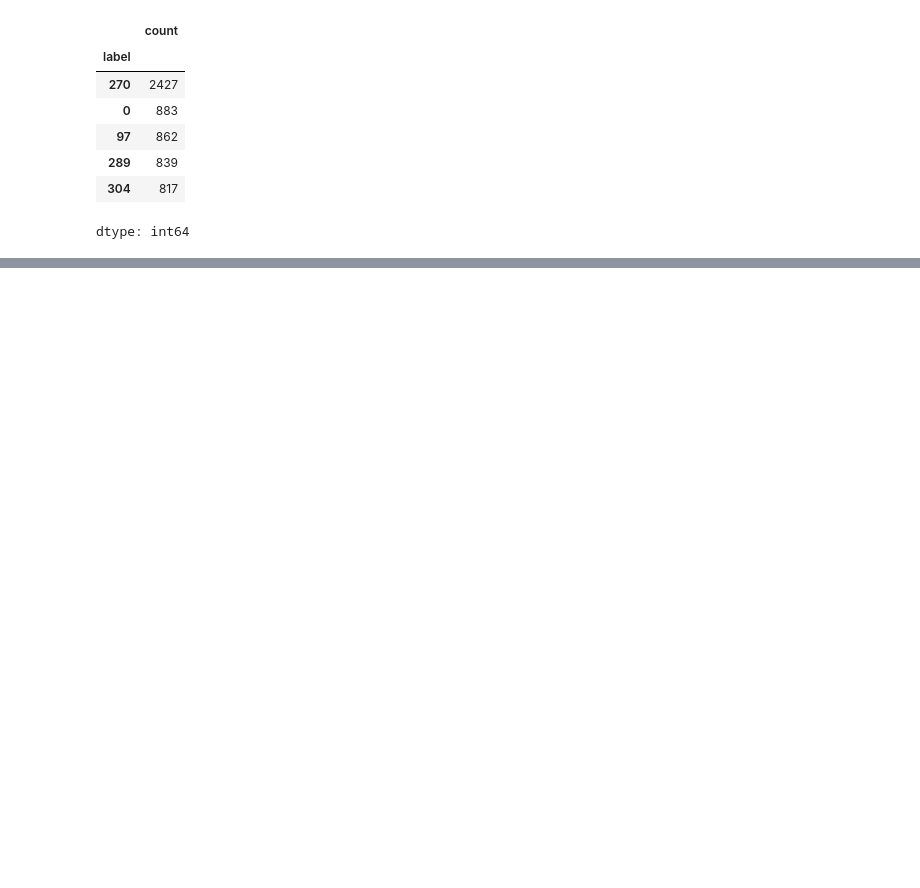
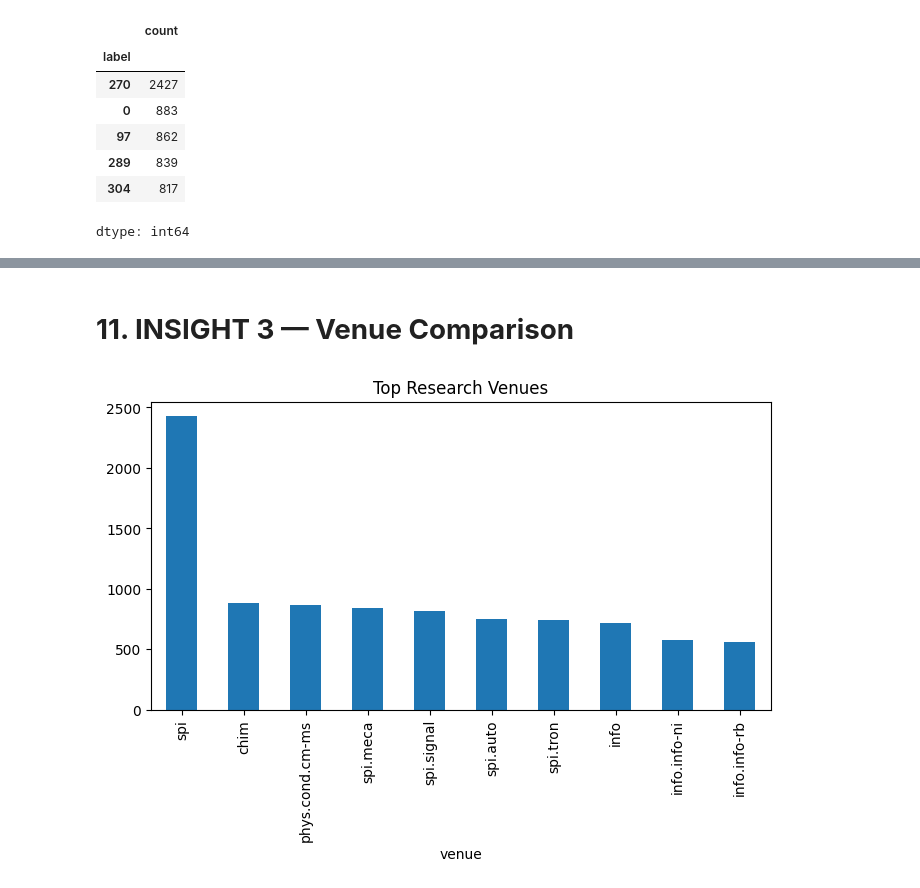
Before and after one commit to SanyaChauhan/article-classification-nlp, a Jupyter notebook: Capstone_project.ipynb, the cells around one changed output, grey strips where cells are left out. Saved outputs shown, nothing was run; the diff lists cells and outputs as text; code cells hidden in the pictures; blank space fills up the shorter version.

```diff
--- a/Capstone_project.ipynb
+++ b/Capstone_project.ipynb
@@ -129,0 +380,8 @@ ValueError: The least populated class in y has only 1 member, which is too few.
+# %% [markdown]
+# **11. INSIGHT 3 — Venue Comparison**
+# %%
+df["venue"].value_counts().head(10).plot(kind="bar", figsize=(8,4))
+plt.title("Top Research Venues")
+plt.show()
+# %% [output]
+[figure, added]
```
Also changed, not shown: parts of 26 cells of this notebook.
